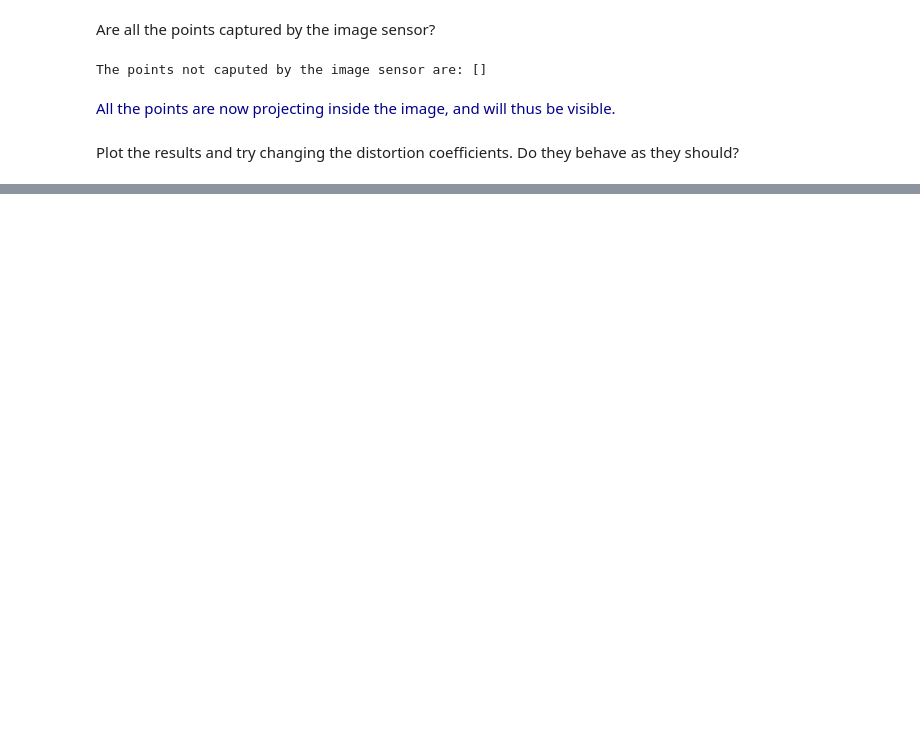
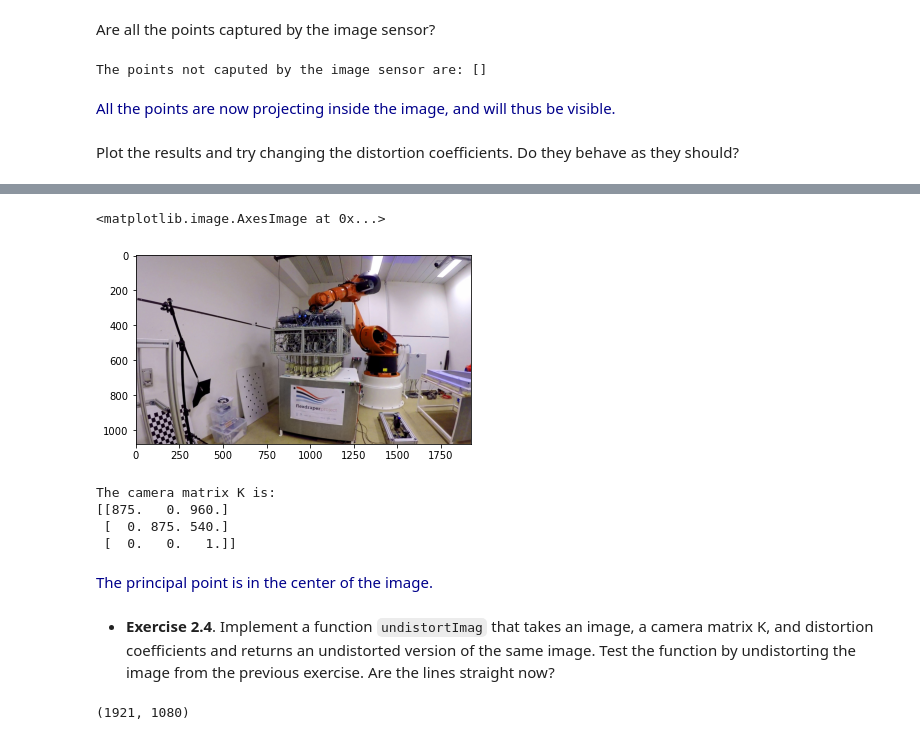
Before and after one commit to AlexAbades/CompVision, a Jupyter notebook: Cvis/Week2_Anna.ipynb, the cells around one changed output, grey strips where cells are left out. Saved outputs shown, nothing was run; the diff lists cells and outputs as text; code cells hidden in the pictures; blank space fills up the shorter version.

```diff
--- a/Cvis/Week2_Anna.ipynb
+++ b/Cvis/Week2_Anna.ipynb
@@ -201,0 +247,37 @@ Plot the results and try changing the distortion coefficients. Do they behave as
+# %%
+GoPro = cv2.imread("gopro_robot.jpg")
+plt.imshow(GoPro)
+
+Im = cv2.cvtColor(GoPro, cv2.COLOR_BGR2RGB)
+plt.imshow(Im)
+# %% [output]
+<matplotlib.image.AxesImage at 0x...>
+[figure, added]
+# %%
+[height,width,r]=Im.shape
+
+dist=[-0.245031,0.071524, -0.00994978]
+f=round(0.455732*width)
+
+def camera_matrix(Im,f,alfa,beta):
+    [height,width,r]=Im.shape
+    #principal point:
+    p_x=width/2
+    p_y=height/2
+    #build camera matrix
+    K=np.array([[f,beta*f,p_x],[0,alfa*f,p_y],[0,0,1]])
+
+    return K
+
+K=camera_matrix(Im,f,1, 0)
+print('The camera matrix K is:')
+print(K)
+# %% [output]
+The camera matrix K is:
+[[875.   0. 960.]
+ [  0. 875. 540.]
+ [  0.   0.   1.]]
+# %% [markdown]
+<font color='darkblue'> The principal point is in the center of the image.
+# %% [markdown]
+- **Exercise 2.4**. Implement a function `undistortImag` that takes an image, a camera matrix K, and distortion coefficients and returns an undistorted version of the same image. Test the function by undistorting the image from the previous exercise. Are the lines straight now?
@@ -201,0 +290,14 @@ Plot the results and try changing the distortion coefficients. Do they behave as
+# %%
+#undist_Im=undistortImag(Im,K,dist)
+
+Q=(Im[:,:,0])
+[m,n]=np.shape(Q)
+cnt=np.ones(m)
+Q_ext=np.column_stack((Q,cnt))
+Q_ext=np.transpose(Q_ext)
+print(Q_ext.shape)
+
+#Q(4, 224)
+#projection(3, 224)
+# %% [output]
+(1921, 1080)
```
Also changed, not shown: parts of 23 cells of this notebook, 2 other files.
